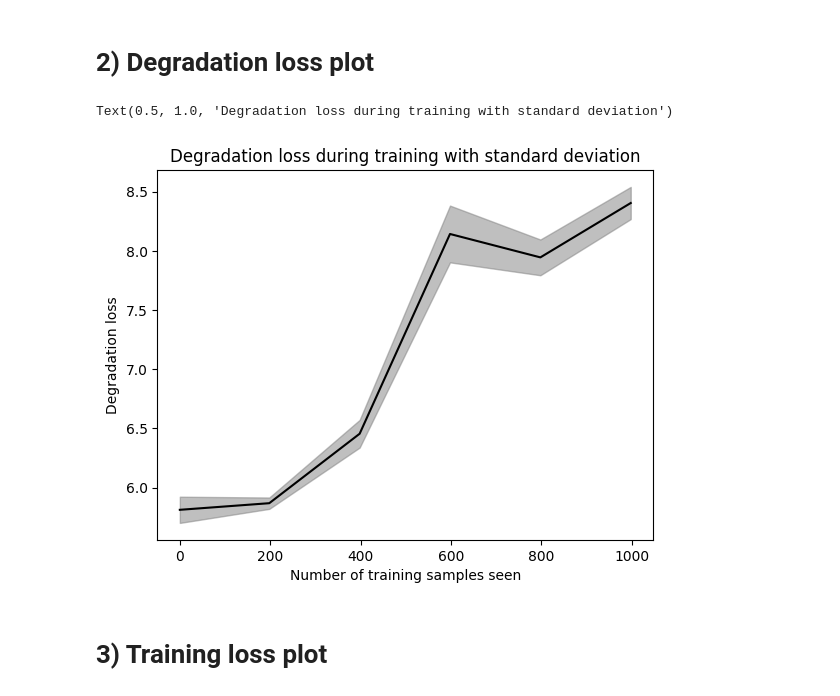
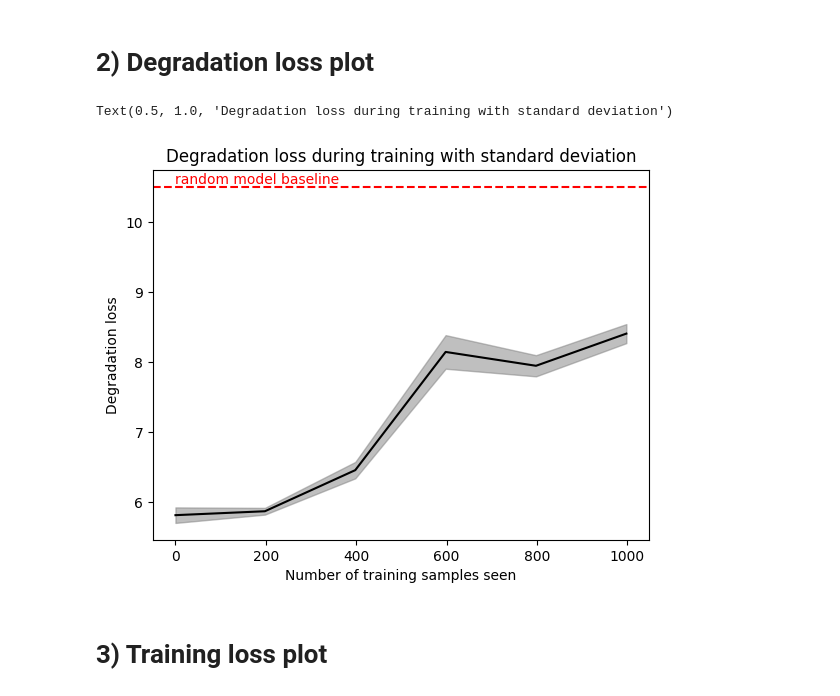
Before and after one commit to marluxiaboss/text_llm_detector, a Jupyter notebook: create_plots_from_logs.ipynb, the cells around one changed output. Cells and saved outputs as stored; diff of their text form; code cells hidden in the pictures.

Commit message:
added large model version for detectors

```diff
--- a/create_plots_from_logs.ipynb
+++ b/create_plots_from_logs.ipynb
@@ -134,15 +134,21 @@ Text(0.5, 1.0, 'Evaluation accuracy during training with confidence interval')
 # %%
 plt.fill_between(degrad_loss_df["samples"], degrad_loss_df["degrad_loss"] - degrad_loss_df["std"],
                   degrad_loss_df["degrad_loss"] + degrad_loss_df["std"], alpha = 0.5, color = 'gray')
 plt.plot(degrad_loss_df["samples"], degrad_loss_df["degrad_loss"], color = 'black')
-#
+
+# add an horizontal line at 10.5, which is the baseline for a random model
+plt.axhline(y=10.5, color='r', linestyle='--')
+
+# name it "random model baseline"
+plt.text(0, 10.55, "random model baseline", color = 'red')
+
 plt.xlabel('Number of training samples seen')
 plt.ylabel('Degradation loss')
 
 plt.title('Degradation loss during training with standard deviation')
 # %% [output]
 Text(0.5, 1.0, 'Degradation loss during training with standard deviation')
-[figure, old version]
+[figure, new version]
 # %% [markdown]
 # 3) Training loss plot
 # %%
```
Also changed, not shown: 1 other file.
